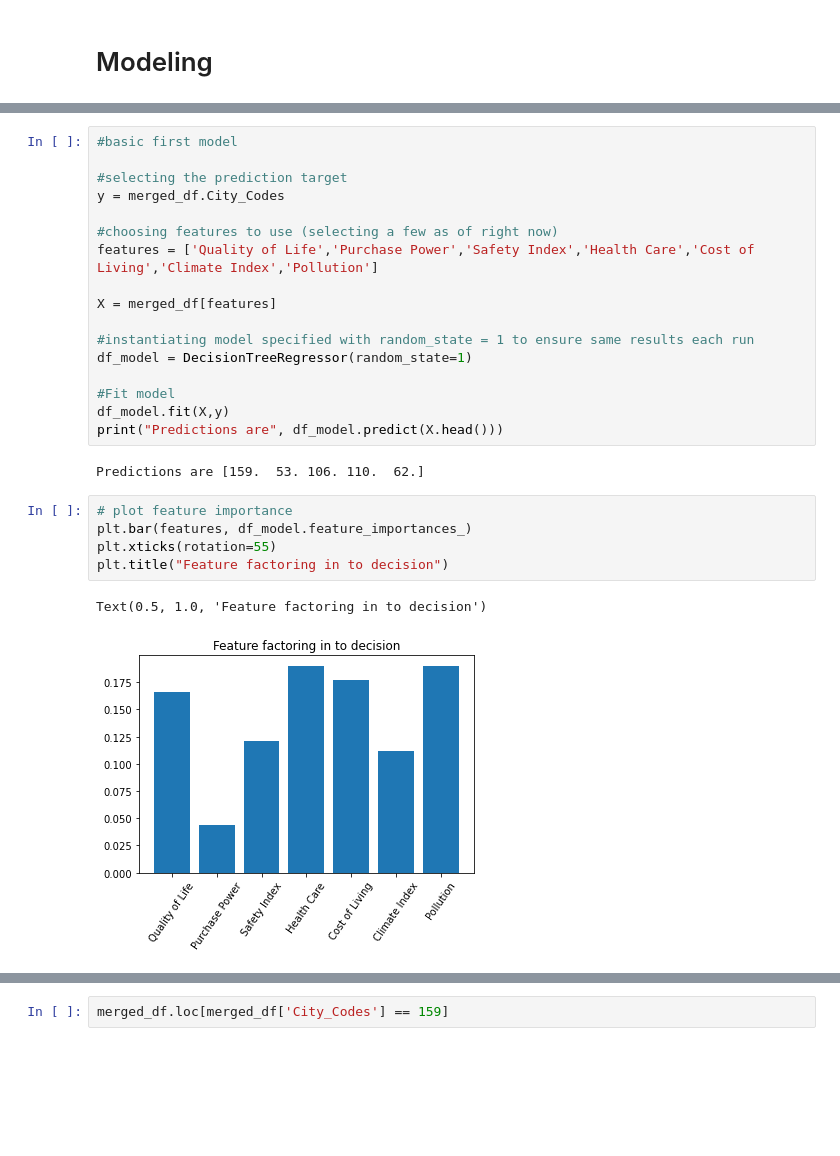
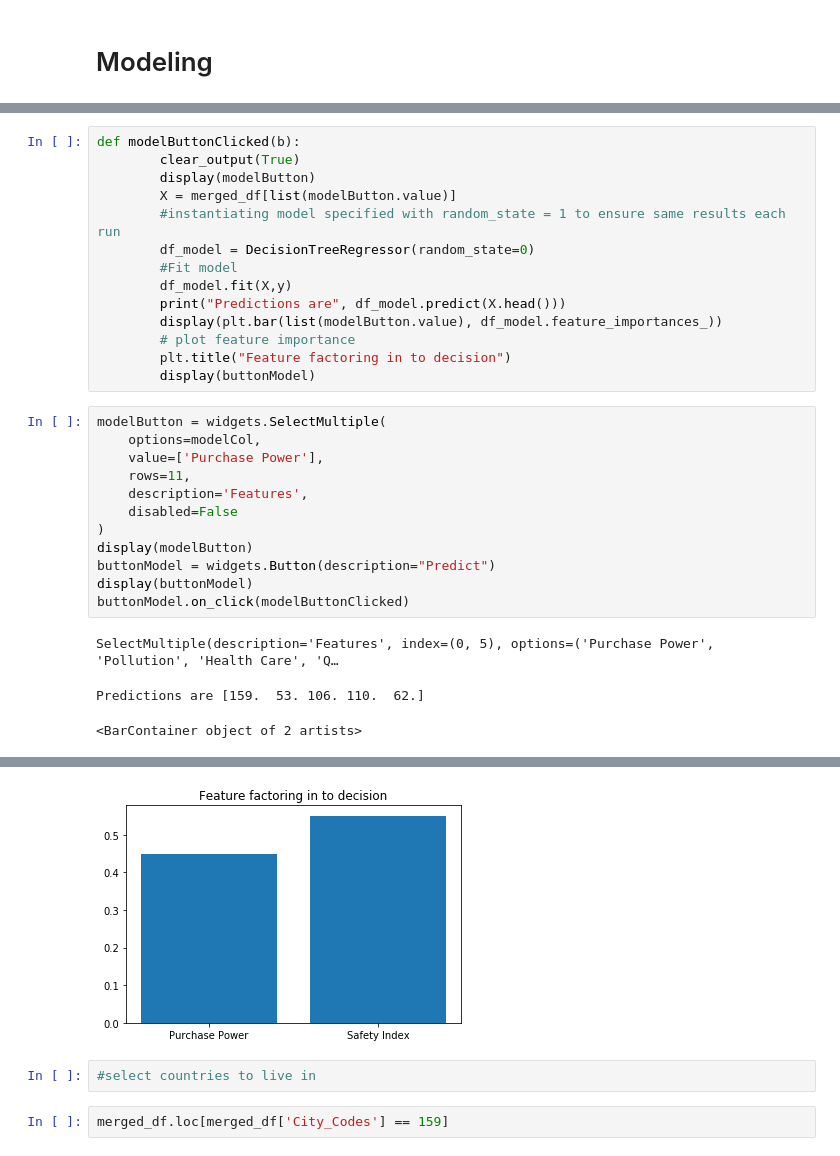
Before and after one commit to b3nb4ggs/tamudatathon2020, a Jupyter notebook: City Search/TAMU_Datathon.ipynb, the cells around one changed output, grey strips where cells are left out. Saved outputs shown, nothing was run; the diff lists cells and outputs as text; blank space fills up the shorter version.

Commit message:
added interactive modeling (decision tree)

```diff
--- a/City Search/TAMU_Datathon.ipynb
+++ b/City Search/TAMU_Datathon.ipynb
@@ -306,27 +320,30 @@ dtype: object
 # %%
-#basic first model
-
-#selecting the prediction target
-y = merged_df.City_Codes
-
-#choosing features to use (selecting a few as of right now)
-features = ['Quality of Life','Purchase Power','Safety Index','Health Care','Cost of Living','Climate Index','Pollution']
-
-X = merged_df[features]
-
-#instantiating model specified with random_state = 1 to ensure same results each run
-df_model = DecisionTreeRegressor(random_state=1)
-
-#Fit model
-df_model.fit(X,y)
-print("Predictions are", df_model.predict(X.head()))
+def modelButtonClicked(b):
+        clear_output(True)
+        display(modelButton)
+        X = merged_df[list(modelButton.value)]
+        #instantiating model specified with random_state = 1 to ensure same results each run
+        df_model = DecisionTreeRegressor(random_state=0)
+        #Fit model
+        df_model.fit(X,y)
+        print("Predictions are", df_model.predict(X.head()))
+        display(plt.bar(list(modelButton.value), df_model.feature_importances_))
+        # plot feature importance
+        plt.title("Feature factoring in to decision")
+        display(buttonModel)
-# %% [output]
-Predictions are [159.  53. 106. 110.  62.]
-# %%
-# plot feature importance
-plt.bar(features, df_model.feature_importances_)
-plt.xticks(rotation=55)
-plt.title("Feature factoring in to decision")
-# %% [output]
-Text(0.5, 1.0, 'Feature factoring in to decision')
-[figure, removed]
+# %%
+modelButton = widgets.SelectMultiple(
+    options=modelCol,
+    value=['Purchase Power'],
+    rows=11,
+    description='Features',
+    disabled=False
+)
+display(modelButton)
+buttonModel = widgets.Button(description="Predict")
+display(buttonModel)
+buttonModel.on_click(modelButtonClicked)
+# %% [output]
+SelectMultiple(description='Features', index=(0, 5), options=('Purchase Power', 'Pollution', 'Health Care', 'Q…
+Predictions are [159.  53. 106. 110.  62.]
+<BarContainer object of 2 artists>
@@ -333,3 +351,6 @@ Text(0.5, 1.0, 'Feature factoring in to decision')
+[figure, added]
+# %%
+#select countries to live in
 # %%
 merged_df.loc[merged_df['City_Codes'] == 159]
 # %% [output]
```
Also changed, not shown: parts of 15 cells of this notebook.
